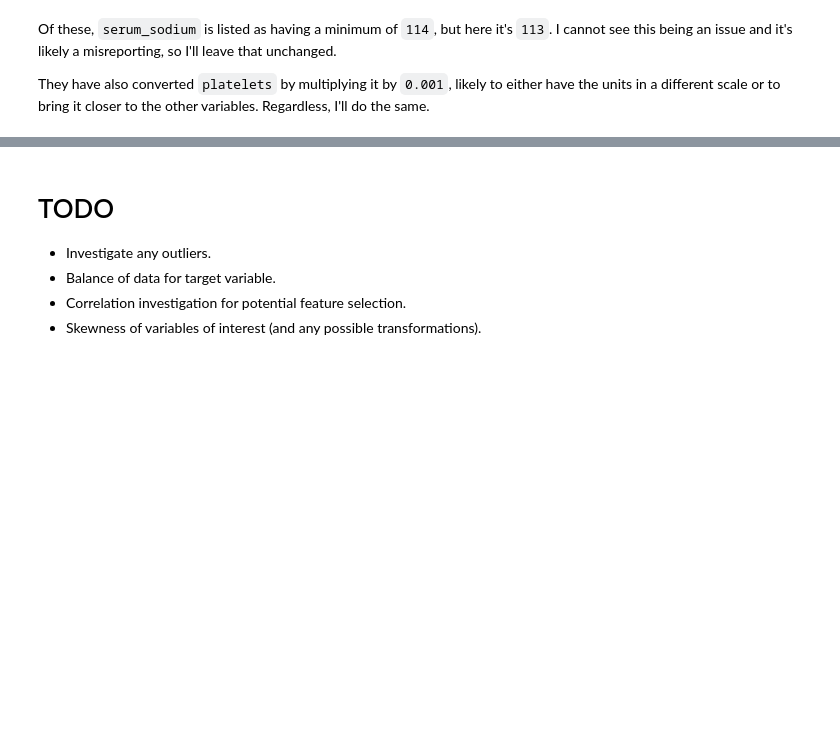
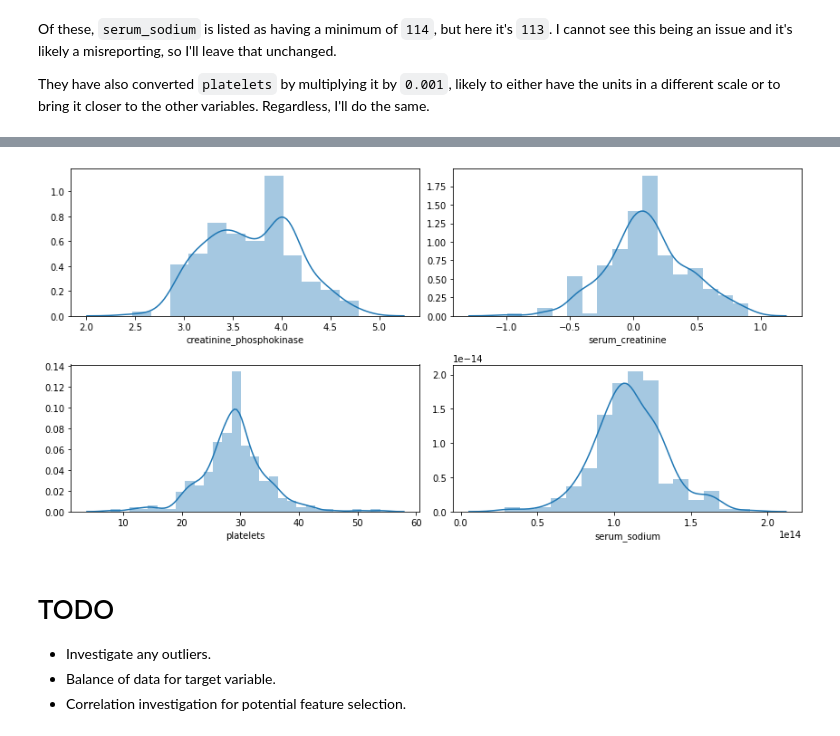
Before and after one commit to KasumiL5x/bu-postdoc-test, a Jupyter notebook: eda-and-cleaning.ipynb, the cells around one changed output, grey strips where cells are left out. Drawn from its saved outputs; the diff is of its cells as text; code cells hidden in the pictures; blank space fills up the shorter version.

```diff
--- a/eda-and-cleaning.ipynb
+++ b/eda-and-cleaning.ipynb
@@ -144,0 +180,4 @@ all_data['platelets'] = all_data['platelets'] * 0.001
+# %%
+# Log all of the skewed columns in the original dataset.
+for col in skewed_df.index:
+    all_data[col] = stats.boxcox(all_data[col])[0]
@@ -145,6 +195,15 @@ all_data['platelets'] = all_data['platelets'] * 0.001
+# %%
+skew_fig = plt.figure(figsize=(12,6))
+for i in range(1, len(skewed_df)+1):
+    skew_fig.add_subplot(2, 2, i)
+    col = skewed_df.index[i-1]
+    sns.distplot(all_data[col])
+skew_fig.tight_layout()
+plt.show()
+# %% [output]
+[figure, added]
 # %% [markdown]
 # TODO
 * Investigate any outliers.
 * Balance of data for target variable.
 * Correlation investigation for potential feature selection.
-* Skewness of variables of interest (and any possible transformations).
```
Also changed, not shown: parts of 7 cells of this notebook.
